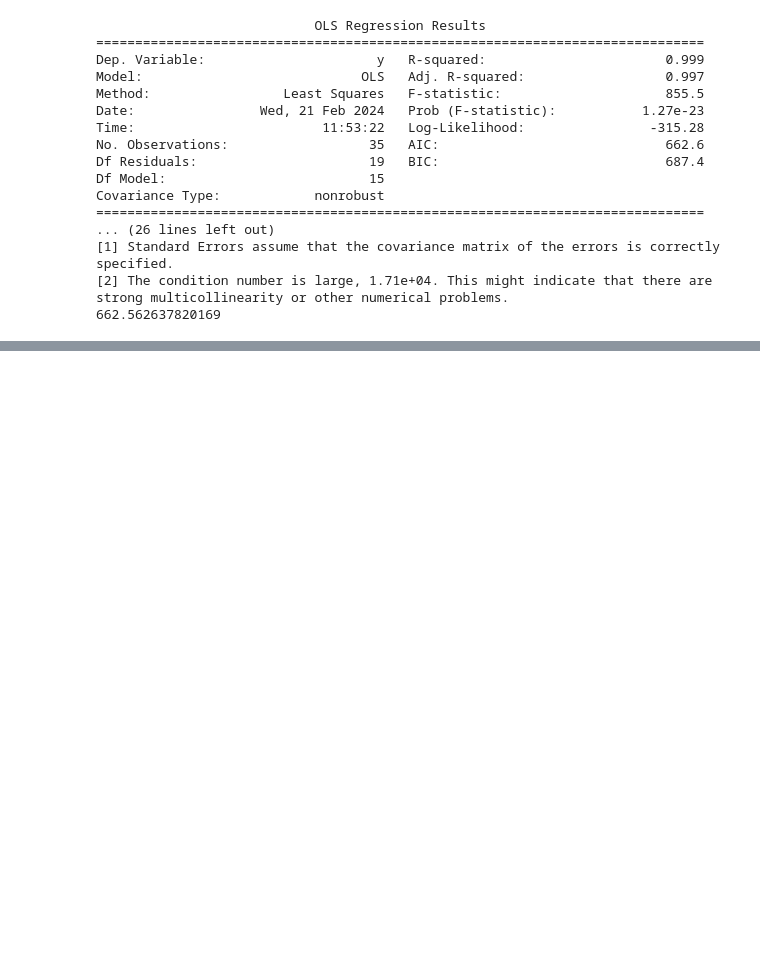
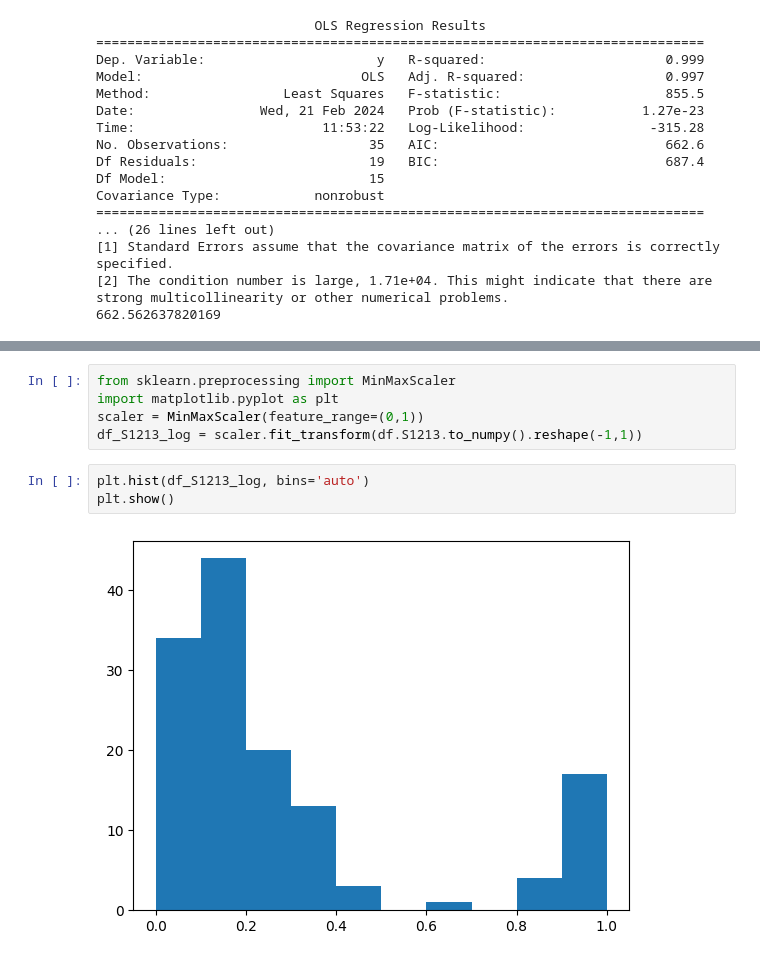
Before and after one commit to robredomikel/arimax_ts, a Jupyter notebook: codes/draft.ipynb, the cells around one changed output, grey strips where cells are left out. Drawn from its saved outputs; the diff is of its cells as text; blank space fills up the shorter version.

```diff
--- a/codes/draft.ipynb
+++ b/codes/draft.ipynb
@@ -290,0 +392,10 @@ strong multicollinearity or other numerical problems.
+# %%
+from sklearn.preprocessing import MinMaxScaler
+import matplotlib.pyplot as plt
+scaler = MinMaxScaler(feature_range=(0,1))
+df_S1213_log = scaler.fit_transform(df.S1213.to_numpy().reshape(-1,1))
+# %%
+plt.hist(df_S1213_log, bins='auto')
+plt.show()
+# %% [output]
+[figure, added]
```
Also changed, not shown: parts of 9 cells of this notebook, 2 other files.
